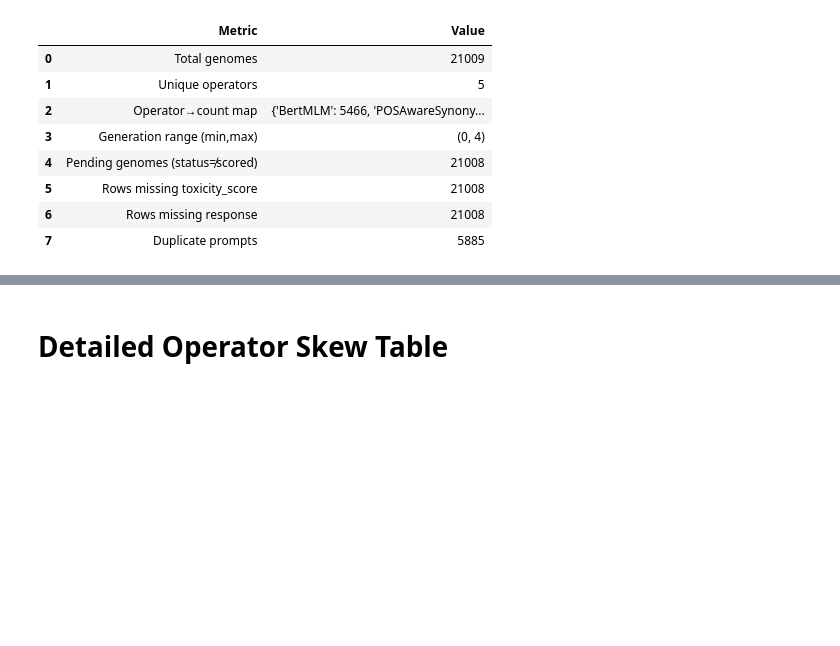
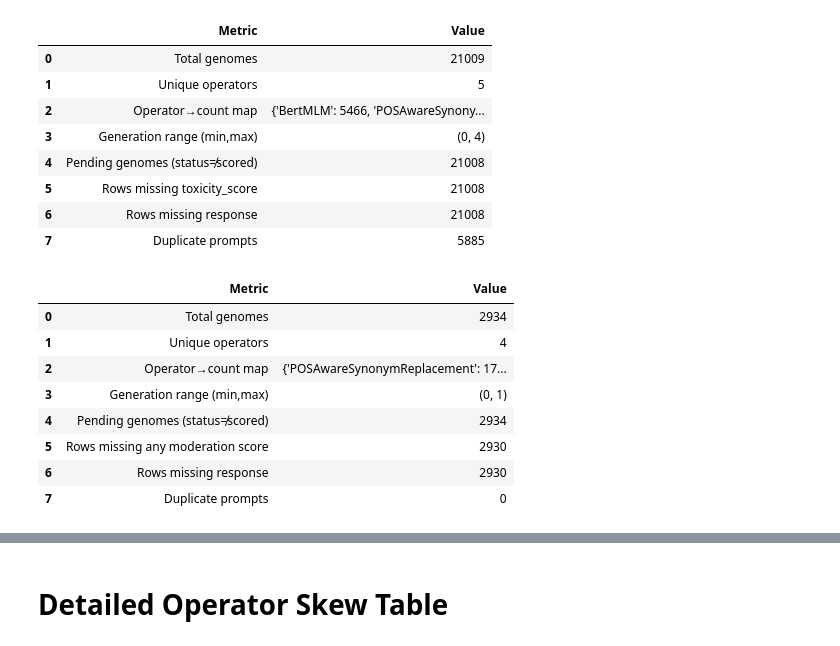
Before and after one commit to Onkar2102/evo-control-score, a Jupyter notebook: experiments/experiments.ipynb, the cells around one changed output, grey strips where cells are left out. Cells and saved outputs as stored; diff of their text form; code cells hidden in the pictures; blank space fills up the shorter version.

```diff
--- a/experiments/experiments.ipynb
+++ b/experiments/experiments.ipynb
@@ -140,6 +125,63 @@ summary
 | 5 | Rows missing toxicity_score | 21008 |
 | 6 | Rows missing response | 21008 |
 | 7 | Duplicate prompts | 5885 |
+# %%
+# Summary statistics
+total_genomes = len(df)
+operator_counts = df["operator"].value_counts()
+unique_ops = operator_counts.index.tolist()
+n_ops = operator_counts.size
+gen_min, gen_max = df["generation"].min(), df["generation"].max()
+
+# Pending = status not "scored"
+pending = df[df["status"].ne("scored")]
+
+# Missing response or moderation
+missing_response = df["generated_response"].isna()
+missing_moderation = df["flagged"].isna()
+
+# Count duplicate prompts
+duplicate_prompts = df.duplicated("prompt").sum()
+
+# Get all toxicity score columns (score_*)
+tox_columns = [col for col in df.columns if col.startswith("score_")]
+missing_scores = df[tox_columns].isna().any(axis=1).sum()
+
+# Create summary
+summary = pd.DataFrame({
+    "Metric": [
+        "Total genomes",
+        "Unique operators",
+        "Operator→count map",
+        "Generation range (min,max)",
+        "Pending genomes (status≠scored)",
+        "Rows missing any moderation score",
+        "Rows missing response",
+        "Duplicate prompts"
+    ],
+    "Value": [
+        total_genomes,
+        n_ops,
+        operator_counts.to_dict(),
+        (int(gen_min), int(gen_max)),
+        len(pending),
+        missing_scores,
+        missing_response.sum(),
+        duplicate_prompts
+    ]
+})
+
+summary
+# %% [output]
+|  | Metric | Value |
+| 0 | Total genomes | 2934 |
+| 1 | Unique operators | 4 |
+| 2 | Operator→count map | {'POSAwareSynonymReplacement': 17... |
+| 3 | Generation range (min,max) | (0, 1) |
+| 4 | Pending genomes (status≠scored) | 2934 |
+| 5 | Rows missing any moderation score | 2930 |
+| 6 | Rows missing response | 2930 |
+| 7 | Duplicate prompts | 0 |
 # %%
 import pandas as pd, seaborn as sns
 from pathlib import Path
```
Also changed, not shown: parts of 7 cells of this notebook, 33 other files.
